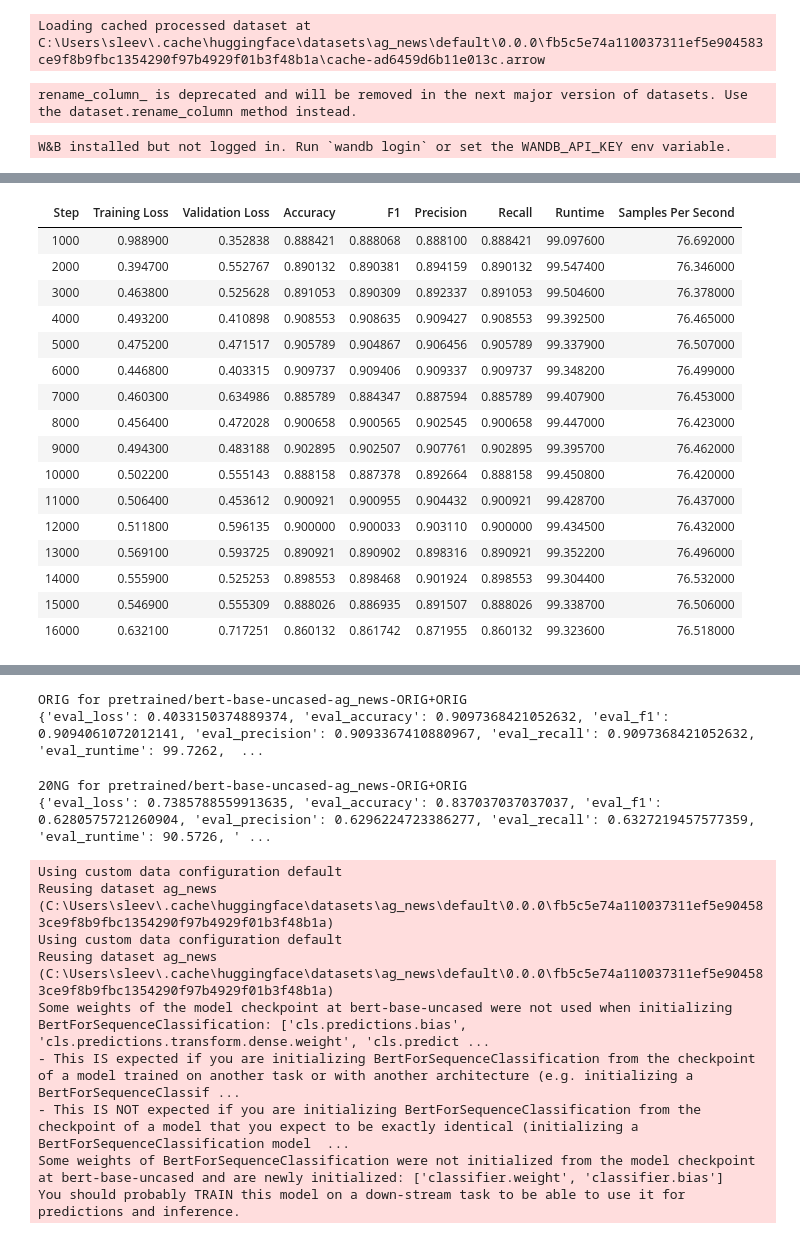
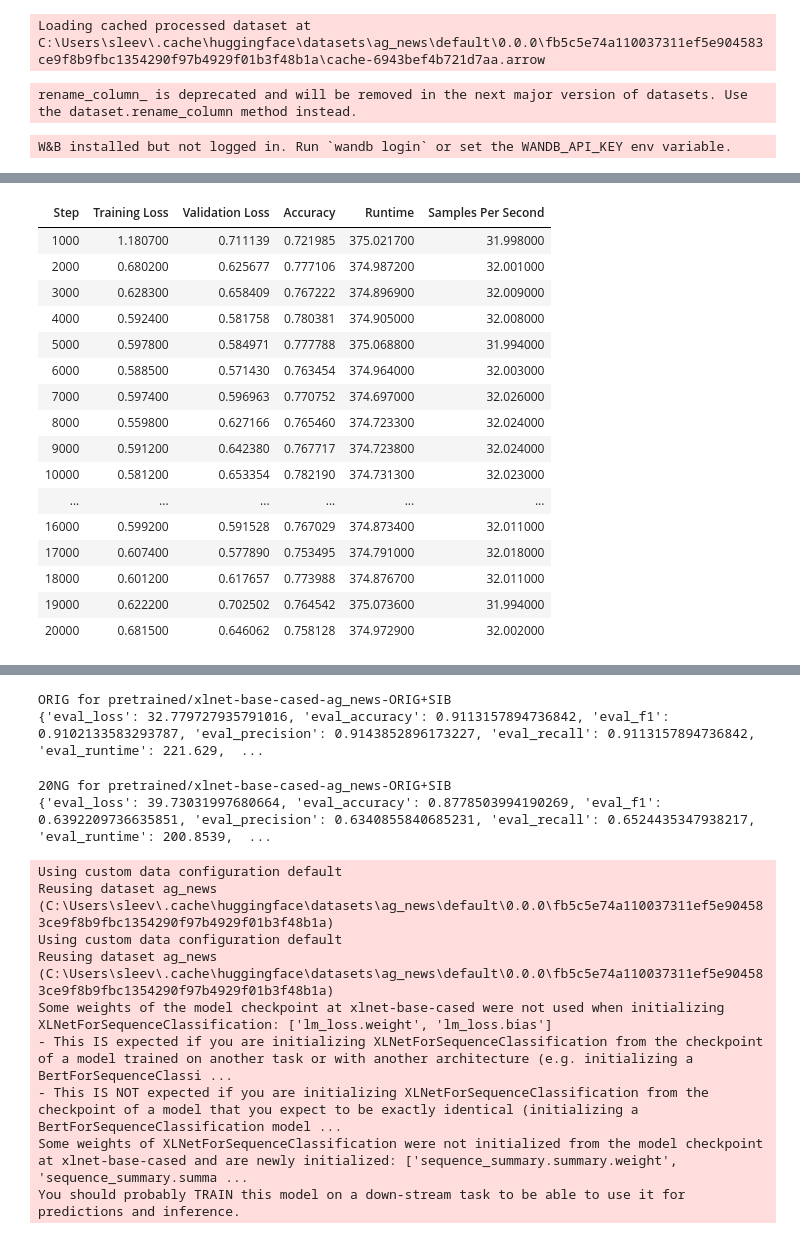
Before and after one commit to asakhala921/Sibyl_eval, a Jupyter notebook: train_AG_NEWS.ipynb, the cells around one changed output, grey strips where cells are left out. Saved outputs shown, nothing was run; the diff lists cells and outputs as text; code cells hidden in the pictures.

Commit message:
train_AG_NEWS_r2

```diff
--- a/train_AG_NEWS.ipynb
+++ b/train_AG_NEWS.ipynb
@@ -123,13 +123,13 @@ def get_20NG_test_dataset():
 # ['ORIG', 'INV', 'SIB', 'INVSIB', 'TextMix', 'SentMix', 'WordMix']
 # ['bert-base-uncased', 'roberta-base', 'xlnet-base-cased']
 # %%
-MODEL_NAMES = ['bert-base-uncased', 'roberta-base', 'xlnet-base-cased']
+MODEL_NAMES = ['xlnet-base-cased']
 # %%
 use_pretrain = False
 
 results = []
 for MODEL_NAME in MODEL_NAMES:
-    for t in ['ORIG', 'INV', 'SIB', 'INVSIB', 'TextMix', 'SentMix', 'WordMix']:
+    for t in ['SIB', 'INVSIB', 'TextMix', 'SentMix', 'WordMix']:
 
         soft_target = False
         eval_only = False
@@ -227,7 +227,7 @@ for MODEL_NAME in MODEL_NAMES:
             warmup_steps=int(max_steps / 10),
             weight_decay=0.01,
             logging_dir='./logs',
-            logging_steps=2000,
+            logging_steps=1000,
             logging_first_step=True,
             load_best_model_at_end=True,
             metric_for_best_model="accuracy",
@@ -292,4 +292,4 @@ Some weights of BertForSequenceClassification were not initialized from the mode
 You should probably TRAIN this model on a down-stream task to be able to use it for predictions and inference.
-Loading cached processed dataset at C:\Users\sleev\.cache\huggingface\datasets\ag_news\default\0.0.0\fb5c5e74a110037311ef5e904583ce9f8b9fbc1354290f97b4929f01b3f48b1a\cache-ad6459d6b11e013c.arrow
+Loading cached processed dataset at C:\Users\sleev\.cache\huggingface\datasets\ag_news\default\0.0.0\fb5c5e74a110037311ef5e904583ce9f8b9fbc1354290f97b4929f01b3f48b1a\cache-6943bef4b721d7aa.arrow
 rename_column_ is deprecated and will be removed in the next major version of datasets. Use the dataset.rename_column method instead.
 W&B installed but not logged in. Run `wandb login` or set the WANDB_API_KEY env variable.
@@ -297,31 +297,31 @@ W&B installed but not logged in. Run `wandb login` or set the WANDB_API_KEY env
-| Step | Training Loss | Validation Loss | Accuracy | F1 | Precision | Recall | Runtime | Samples Per Second |
-| 1000 | 0.988900 | 0.352838 | 0.888421 | 0.888068 | 0.888100 | 0.888421 | 99.097600 | 76.692000 |
-| 2000 | 0.394700 | 0.552767 | 0.890132 | 0.890381 | 0.894159 | 0.890132 | 99.547400 | 76.346000 |
-| 3000 | 0.463800 | 0.525628 | 0.891053 | 0.890309 | 0.892337 | 0.891053 | 99.504600 | 76.378000 |
-| 4000 | 0.493200 | 0.410898 | 0.908553 | 0.908635 | 0.909427 | 0.908553 | 99.392500 | 76.465000 |
-| 5000 | 0.475200 | 0.471517 | 0.905789 | 0.904867 | 0.906456 | 0.905789 | 99.337900 | 76.507000 |
-| 6000 | 0.446800 | 0.403315 | 0.909737 | 0.909406 | 0.909337 | 0.909737 | 99.348200 | 76.499000 |
-| 7000 | 0.460300 | 0.634986 | 0.885789 | 0.884347 | 0.887594 | 0.885789 | 99.407900 | 76.453000 |
-| 8000 | 0.456400 | 0.472028 | 0.900658 | 0.900565 | 0.902545 | 0.900658 | 99.447000 | 76.423000 |
-| 9000 | 0.494300 | 0.483188 | 0.902895 | 0.902507 | 0.907761 | 0.902895 | 99.395700 | 76.462000 |
-| 10000 | 0.502200 | 0.555143 | 0.888158 | 0.887378 | 0.892664 | 0.888158 | 99.450800 | 76.420000 |
-| 11000 | 0.506400 | 0.453612 | 0.900921 | 0.900955 | 0.904432 | 0.900921 | 99.428700 | 76.437000 |
-| 12000 | 0.511800 | 0.596135 | 0.900000 | 0.900033 | 0.903110 | 0.900000 | 99.434500 | 76.432000 |
-| 13000 | 0.569100 | 0.593725 | 0.890921 | 0.890902 | 0.898316 | 0.890921 | 99.352200 | 76.496000 |
-| 14000 | 0.555900 | 0.525253 | 0.898553 | 0.898468 | 0.901924 | 0.898553 | 99.304400 | 76.532000 |
-| 15000 | 0.546900 | 0.555309 | 0.888026 | 0.886935 | 0.891507 | 0.888026 | 99.338700 | 76.506000 |
-| 16000 | 0.632100 | 0.717251 | 0.860132 | 0.861742 | 0.871955 | 0.860132 | 99.323600 | 76.518000 |
+| Step | Training Loss | Validation Loss | Accuracy | Runtime | Samples Per Second |
+| 1000 | 1.180700 | 0.711139 | 0.721985 | 375.021700 | 31.998000 |
+| 2000 | 0.680200 | 0.625677 | 0.777106 | 374.987200 | 32.001000 |
+| 3000 | 0.628300 | 0.658409 | 0.767222 | 374.896900 | 32.009000 |
+| 4000 | 0.592400 | 0.581758 | 0.780381 | 374.905000 | 32.008000 |
+| 5000 | 0.597800 | 0.584971 | 0.777788 | 375.068800 | 31.994000 |
+| 6000 | 0.588500 | 0.571430 | 0.763454 | 374.964000 | 32.003000 |
+| 7000 | 0.597400 | 0.596963 | 0.770752 | 374.697000 | 32.026000 |
+| 8000 | 0.559800 | 0.627166 | 0.765460 | 374.723300 | 32.024000 |
+| 9000 | 0.591200 | 0.642380 | 0.767717 | 374.723800 | 32.024000 |
+| 10000 | 0.581200 | 0.653354 | 0.782190 | 374.731300 | 32.023000 |
+| ... | ... | ... | ... | ... | ... |
+| 16000 | 0.599200 | 0.591528 | 0.767029 | 374.873400 | 32.011000 |
+| 17000 | 0.607400 | 0.577890 | 0.753495 | 374.791000 | 32.018000 |
+| 18000 | 0.601200 | 0.617657 | 0.773988 | 374.876700 | 32.011000 |
+| 19000 | 0.622200 | 0.702502 | 0.764542 | 375.073600 | 31.994000 |
+| 20000 | 0.681500 | 0.646062 | 0.758128 | 374.972900 | 32.002000 |
 [interactive output not drawn]
-ORIG for pretrained/bert-base-uncased-ag_news-ORIG+ORIG
-{'eval_loss': 0.4033150374889374, 'eval_accuracy': 0.9097368421052632, 'eval_f1': 0.9094061072012141, 'eval_precision': 0.9093367410880967, 'eval_recall': 0.9097368421052632, 'eval_runtime': 99.7262,  ...
+ORIG for pretrained/xlnet-base-cased-ag_news-ORIG+SIB
+{'eval_loss': 32.779727935791016, 'eval_accuracy': 0.9113157894736842, 'eval_f1': 0.9102133583293787, 'eval_precision': 0.9143852896173227, 'eval_recall': 0.9113157894736842, 'eval_runtime': 221.629,  ...
-20NG for pretrained/bert-base-uncased-ag_news-ORIG+ORIG
-{'eval_loss': 0.7385788559913635, 'eval_accuracy': 0.837037037037037, 'eval_f1': 0.6280575721260904, 'eval_precision': 0.6296224723386277, 'eval_recall': 0.6327219457577359, 'eval_runtime': 90.5726, ' ...
+20NG for pretrained/xlnet-base-cased-ag_news-ORIG+SIB
+{'eval_loss': 39.73031997680664, 'eval_accuracy': 0.8778503994190269, 'eval_f1': 0.6392209736635851, 'eval_precision': 0.6340855840685231, 'eval_recall': 0.6524435347938217, 'eval_runtime': 200.8539,  ...
 Using custom data configuration default
 Reusing dataset ag_news (C:\Users\sleev\.cache\huggingface\datasets\ag_news\default\0.0.0\fb5c5e74a110037311ef5e904583ce9f8b9fbc1354290f97b4929f01b3f48b1a)
 Using custom data configuration default
 Reusing dataset ag_news (C:\Users\sleev\.cache\huggingface\datasets\ag_news\default\0.0.0\fb5c5e74a110037311ef5e904583ce9f8b9fbc1354290f97b4929f01b3f48b1a)
-Some weights of the model checkpoint at bert-base-uncased were not used when initializing BertForSequenceClassification: ['cls.predictions.bias', 'cls.predictions.transform.dense.weight', 'cls.predict ...
-- This IS expected if you are initializing BertForSequenceClassification from the checkpoint of a model trained on another task or with another architecture (e.g. initializing a BertForSequenceClassif ...
-- This IS NOT expected if you are initializing BertForSequenceClassification from the checkpoint of a model that you expect to be exactly identical (initializing a BertForSequenceClassification model  ...
-Some weights of BertForSequenceClassification were not initialized from the model checkpoint at bert-base-uncased and are newly initialized: ['classifier.weight', 'classifier.bias']
+Some weights of the model checkpoint at xlnet-base-cased were not used when initializing XLNetForSequenceClassification: ['lm_loss.weight', 'lm_loss.bias']
+- This IS expected if you are initializing XLNetForSequenceClassification from the checkpoint of a model trained on another task or with another architecture (e.g. initializing a BertForSequenceClassi ...
+- This IS NOT expected if you are initializing XLNetForSequenceClassification from the checkpoint of a model that you expect to be exactly identical (initializing a BertForSequenceClassification model ...
+Some weights of XLNetForSequenceClassification were not initialized from the model checkpoint at xlnet-base-cased and are newly initialized: ['sequence_summary.summary.weight', 'sequence_summary.summa ...
 You should probably TRAIN this model on a down-stream task to be able to use it for predictions and inference.
```
Also changed, not shown: parts of 4 cells of this notebook, 1 other file.
